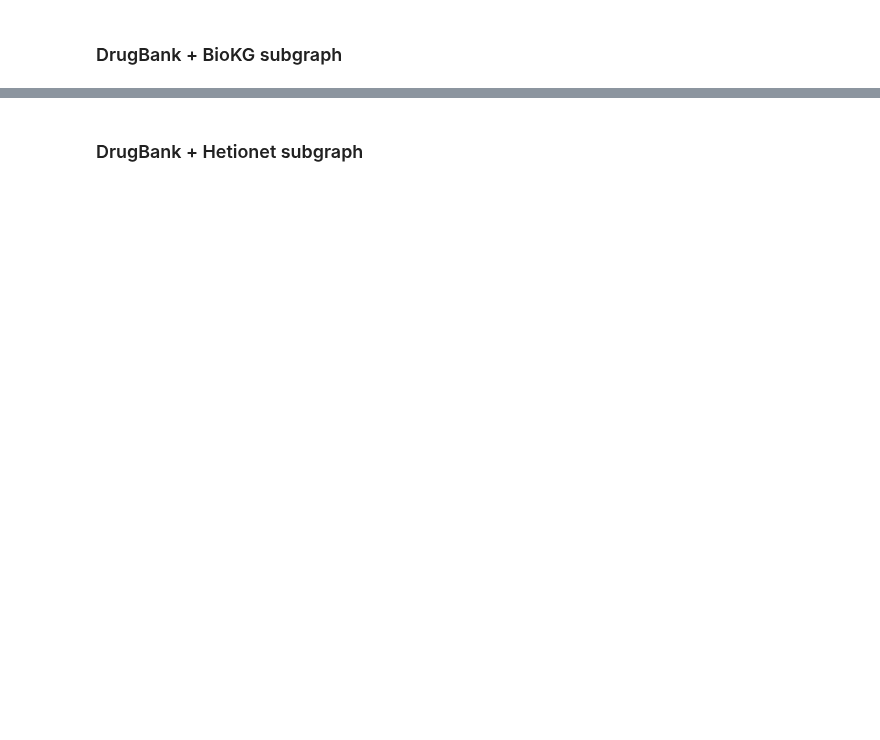
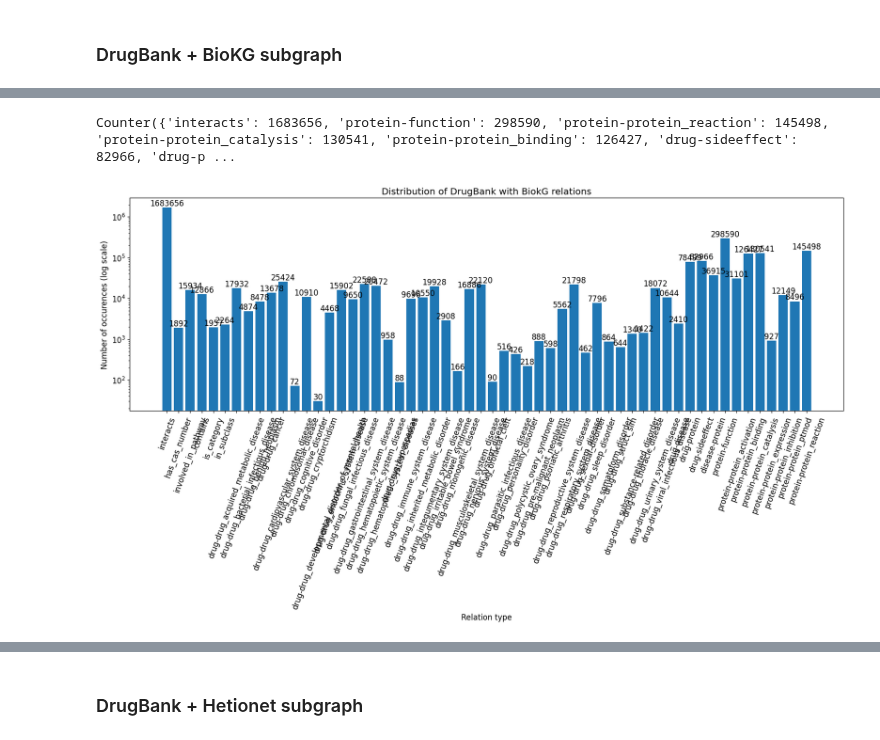
Before and after one commit to marketakrenkova/drug-interaction-prediction, a Jupyter notebook: data_processing/DataAnalysis.ipynb, the cells around one changed output, grey strips where cells are left out. Saved outputs shown, nothing was run; the diff lists cells and outputs as text; code cells hidden in the pictures; blank space fills up the shorter version.

```diff
--- a/data_processing/DataAnalysis.ipynb
+++ b/data_processing/DataAnalysis.ipynb
@@ -230,2 +358,9 @@ drugbank_df = pd.read_csv(data_dir + 'triplets/train_drugbank.tsv')
 # %% [markdown]
 ### DrugBank + BioKG subgraph
+# %%
+biokg_df_train = pd.read_csv(data_dir + 'triplets/train_biokg.tsv', sep='\t')
+biokg_df_valid = pd.read_csv(data_dir + 'triplets/valid_biokg.tsv', sep='\t')
+biokg_df_test = pd.read_csv(data_dir + 'triplets/test_biokg.tsv', sep='\t')
+
+biokg_df = pd.concat([biokg_df_train, biokg_df_valid, biokg_df_test])
+biokg_df
@@ -231,0 +381,5 @@ drugbank_df = pd.read_csv(data_dir + 'triplets/train_drugbank.tsv')
+# %%
+plot_relation_distribution(biokg_df, 'DrugBank with BiokG')
+# %% [output]
+Counter({'interacts': 1683656, 'protein-function': 298590, 'protein-protein_reaction': 145498, 'protein-protein_catalysis': 130541, 'protein-protein_binding': 126427, 'drug-sideeffect': 82966, 'drug-p ...
+[figure, added]
```
Also changed, not shown: parts of 17 cells of this notebook, 7 other files.
